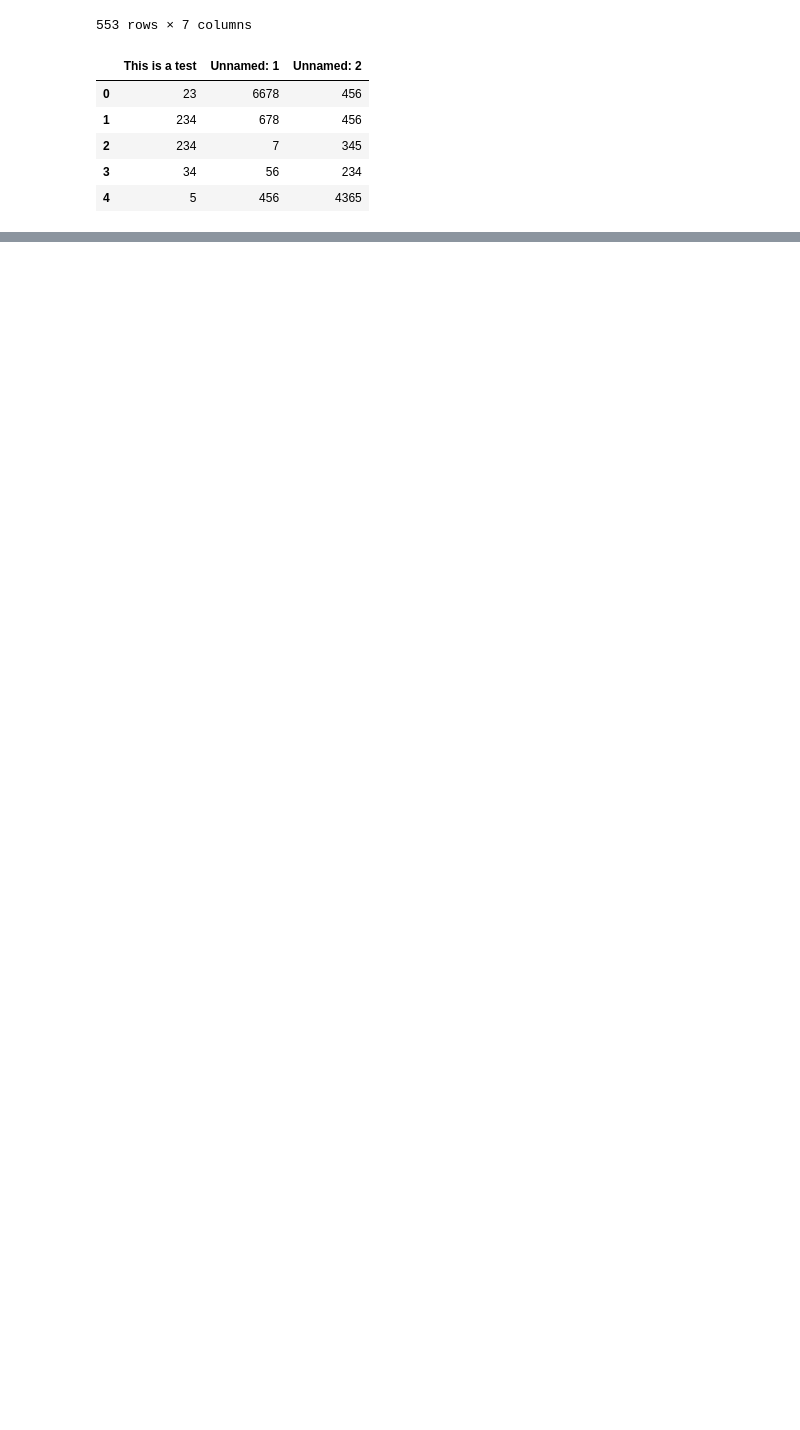
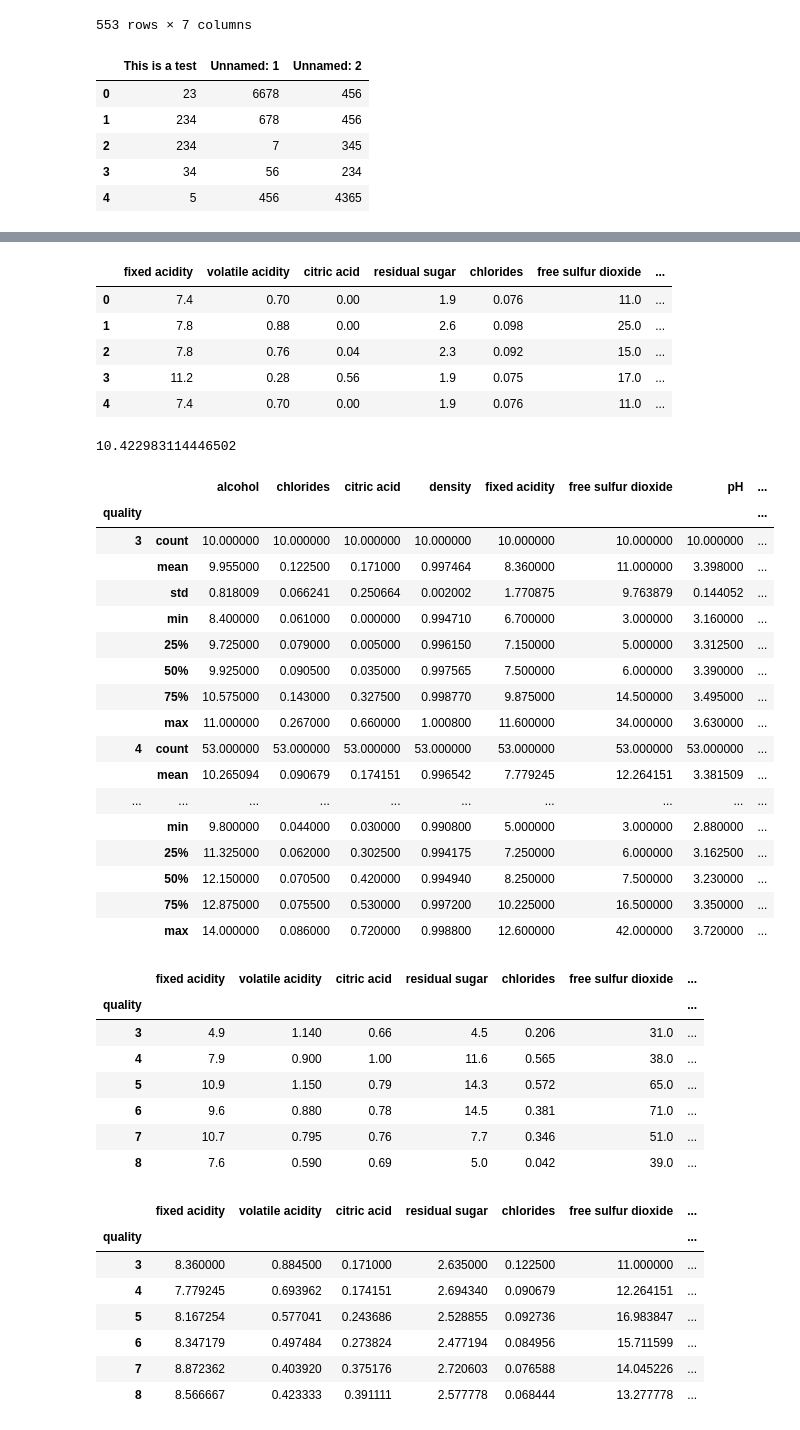
Before and after one commit to hixxxxxhi/Python-sandbox, a Jupyter notebook: notebooks/Data Analysis Basics.ipynb, the cells around one changed output, grey strips where cells are left out. Cells and saved outputs as stored; diff of their text form; code cells hidden in the pictures; blank space fills up the shorter version.

```diff
--- a/notebooks/Data Analysis Basics.ipynb
+++ b/notebooks/Data Analysis Basics.ipynb
@@ -154,0 +1112,67 @@ display(df2)
+# %%
+# データのアグリゲーション
+df_wine = pd.read_csv('winequality-red.csv', sep=';')
+display(df_wine.head())
+
+# 特定のカラムのデータの平均値を計算する
+display(df_wine['alcohol'].mean())
+
+# 最小値と最大値の差を計算する関数を定義する
+def max_to_min(arr):
+    return arr.max() - arr.min()
+
+# quality カラムについてデータをまとめる
+wine = df_wine.groupby('quality')
+display(wine.describe())
+
+# 各グループ（quality ごと）のデータに対して上で定義した関数を適用する
+display(wine.agg(max_to_min))
+
+# 各グループ（quality ごと）のデータの平均値を計算する
+display(wine.agg('mean'))
+
+# 複数のカラムのデータを処理した結果を新しいカラムとして追加する
+df_wine['quality/alcohol ratio'] = df_wine['quality'] / df_wine['alcohol']
+display(df_wine.head())
+# %% [output]
+|  | fixed acidity | volatile acidity | citric acid | residual sugar | chlorides | free sulfur dioxide | ... |
+| 0 | 7.4 | 0.70 | 0.00 | 1.9 | 0.076 | 11.0 | ... |
+| 1 | 7.8 | 0.88 | 0.00 | 2.6 | 0.098 | 25.0 | ... |
+| 2 | 7.8 | 0.76 | 0.04 | 2.3 | 0.092 | 15.0 | ... |
+| 3 | 11.2 | 0.28 | 0.56 | 1.9 | 0.075 | 17.0 | ... |
+| 4 | 7.4 | 0.70 | 0.00 | 1.9 | 0.076 | 11.0 | ... |
+10.422983114446502
+|  |  | alcohol | chlorides | citric acid | density | fixed acidity | free sulfur dioxide | pH | ... |
+| quality |  |  |  |  |  |  |  |  | ... |
+| 3 | count | 10.000000 | 10.000000 | 10.000000 | 10.000000 | 10.000000 | 10.000000 | 10.000000 | ... |
+|  | mean | 9.955000 | 0.122500 | 0.171000 | 0.997464 | 8.360000 | 11.000000 | 3.398000 | ... |
+|  | std | 0.818009 | 0.066241 | 0.250664 | 0.002002 | 1.770875 | 9.763879 | 0.144052 | ... |
+|  | min | 8.400000 | 0.061000 | 0.000000 | 0.994710 | 6.700000 | 3.000000 | 3.160000 | ... |
+|  | 25% | 9.725000 | 0.079000 | 0.005000 | 0.996150 | 7.150000 | 5.000000 | 3.312500 | ... |
+|  | 50% | 9.925000 | 0.090500 | 0.035000 | 0.997565 | 7.500000 | 6.000000 | 3.390000 | ... |
+|  | 75% | 10.575000 | 0.143000 | 0.327500 | 0.998770 | 9.875000 | 14.500000 | 3.495000 | ... |
+|  | max | 11.000000 | 0.267000 | 0.660000 | 1.000800 | 11.600000 | 34.000000 | 3.630000 | ... |
+| 4 | count | 53.000000 | 53.000000 | 53.000000 | 53.000000 | 53.000000 | 53.000000 | 53.000000 | ... |
+|  | mean | 10.265094 | 0.090679 | 0.174151 | 0.996542 | 7.779245 | 12.264151 | 3.381509 | ... |
+| ... | ... | ... | ... | ... | ... | ... | ... | ... | ... |
+|  | min | 9.800000 | 0.044000 | 0.030000 | 0.990800 | 5.000000 | 3.000000 | 2.880000 | ... |
+|  | 25% | 11.325000 | 0.062000 | 0.302500 | 0.994175 | 7.250000 | 6.000000 | 3.162500 | ... |
+|  | 50% | 12.150000 | 0.070500 | 0.420000 | 0.994940 | 8.250000 | 7.500000 | 3.230000 | ... |
+|  | 75% | 12.875000 | 0.075500 | 0.530000 | 0.997200 | 10.225000 | 16.500000 | 3.350000 | ... |
+|  | max | 14.000000 | 0.086000 | 0.720000 | 0.998800 | 12.600000 | 42.000000 | 3.720000 | ... |
+|  | fixed acidity | volatile acidity | citric acid | residual sugar | chlorides | free sulfur dioxide | ... |
+| quality |  |  |  |  |  |  | ... |
+| 3 | 4.9 | 1.140 | 0.66 | 4.5 | 0.206 | 31.0 | ... |
+| 4 | 7.9 | 0.900 | 1.00 | 11.6 | 0.565 | 38.0 | ... |
+| 5 | 10.9 | 1.150 | 0.79 | 14.3 | 0.572 | 65.0 | ... |
+| 6 | 9.6 | 0.880 | 0.78 | 14.5 | 0.381 | 71.0 | ... |
+| 7 | 10.7 | 0.795 | 0.76 | 7.7 | 0.346 | 51.0 | ... |
+| 8 | 7.6 | 0.590 | 0.69 | 5.0 | 0.042 | 39.0 | ... |
+|  | fixed acidity | volatile acidity | citric acid | residual sugar | chlorides | free sulfur dioxide | ... |
+| quality |  |  |  |  |  |  | ... |
+| 3 | 8.360000 | 0.884500 | 0.171000 | 2.635000 | 0.122500 | 11.000000 | ... |
+| 4 | 7.779245 | 0.693962 | 0.174151 | 2.694340 | 0.090679 | 12.264151 | ... |
+| 5 | 8.167254 | 0.577041 | 0.243686 | 2.528855 | 0.092736 | 16.983847 | ... |
+| 6 | 8.347179 | 0.497484 | 0.273824 | 2.477194 | 0.084956 | 15.711599 | ... |
+| 7 | 8.872362 | 0.403920 | 0.375176 | 2.720603 | 0.076588 | 14.045226 | ... |
+| 8 | 8.566667 | 0.423333 | 0.391111 | 2.577778 | 0.068444 | 13.277778 | ... |
```
Also changed, not shown: parts of 28 cells of this notebook.
